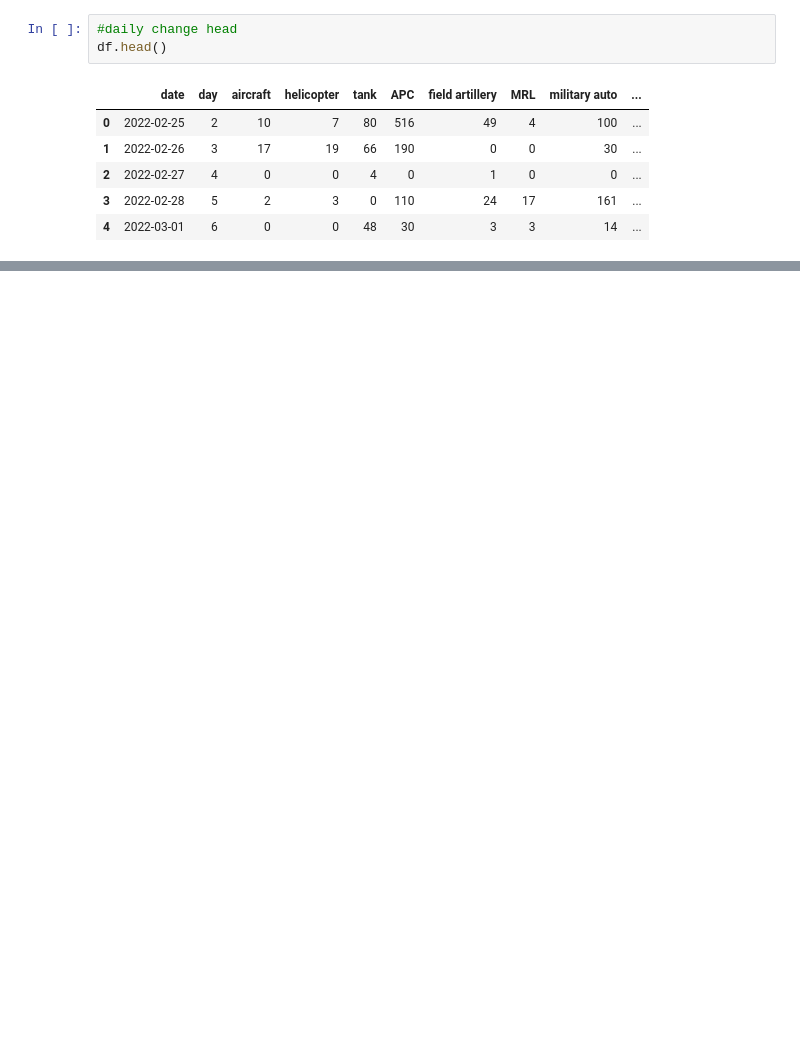
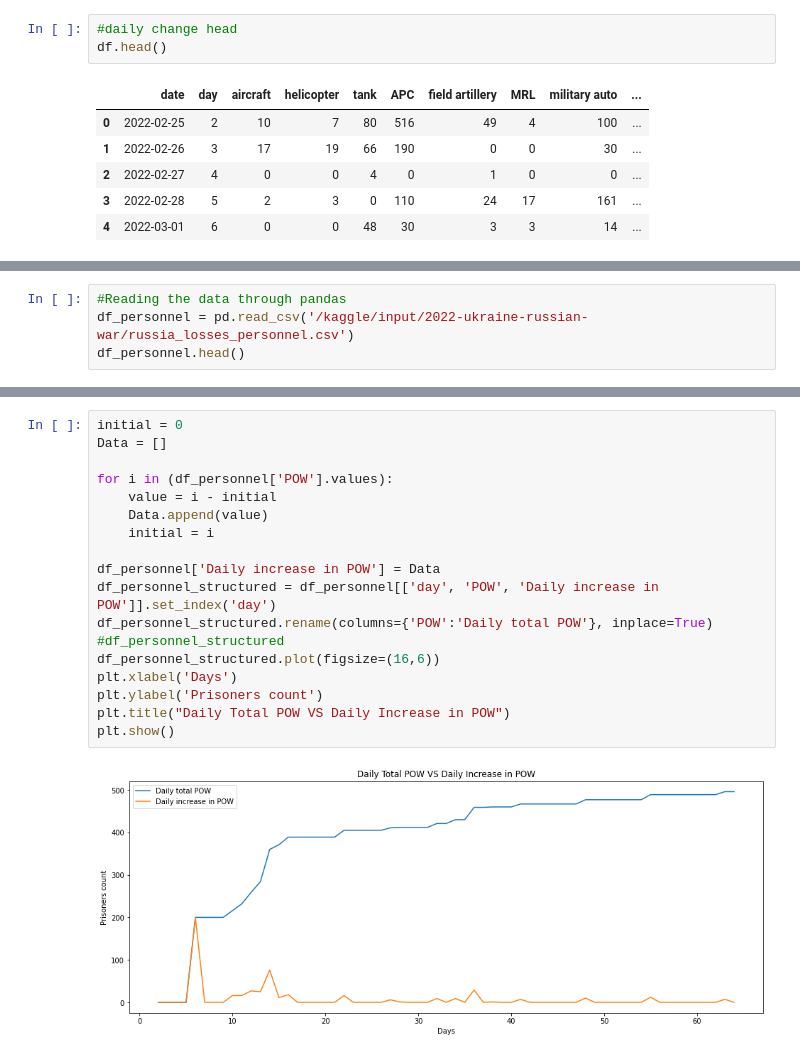
Before and after one commit to DhanushNarayanan7/Ukraine-Russia-Analysis, a Jupyter notebook: Ukraine_Russia_2022_Analysis.ipynb, the cells around one changed output, grey strips where cells are left out. Drawn from its saved outputs; the diff is of its cells as text; blank space fills up the shorter version.

```diff
--- a/Ukraine_Russia_2022_Analysis.ipynb
+++ b/Ukraine_Russia_2022_Analysis.ipynb
@@ -230,0 +226,4 @@ plt.show()
+# %%
+#Reading the data through pandas
+df_personnel = pd.read_csv('/kaggle/input/2022-ukraine-russian-war/russia_losses_personnel.csv')
+df_personnel.head()
@@ -230,0 +249,20 @@ plt.show()
+# %%
+initial = 0
+Data = []
+
+for i in (df_personnel['POW'].values):
+    value = i - initial
+    Data.append(value)
+    initial = i
+
+df_personnel['Daily increase in POW'] = Data
+df_personnel_structured = df_personnel[['day', 'POW', 'Daily increase in POW']].set_index('day')
+df_personnel_structured.rename(columns={'POW':'Daily total POW'}, inplace=True)
+#df_personnel_structured
+df_personnel_structured.plot(figsize=(16,6))
+plt.xlabel('Days')
+plt.ylabel('Prisoners count')
+plt.title("Daily Total POW VS Daily Increase in POW")
+plt.show()
+# %% [output]
+[figure, added]
```
Also changed, not shown: parts of 12 cells of this notebook.
